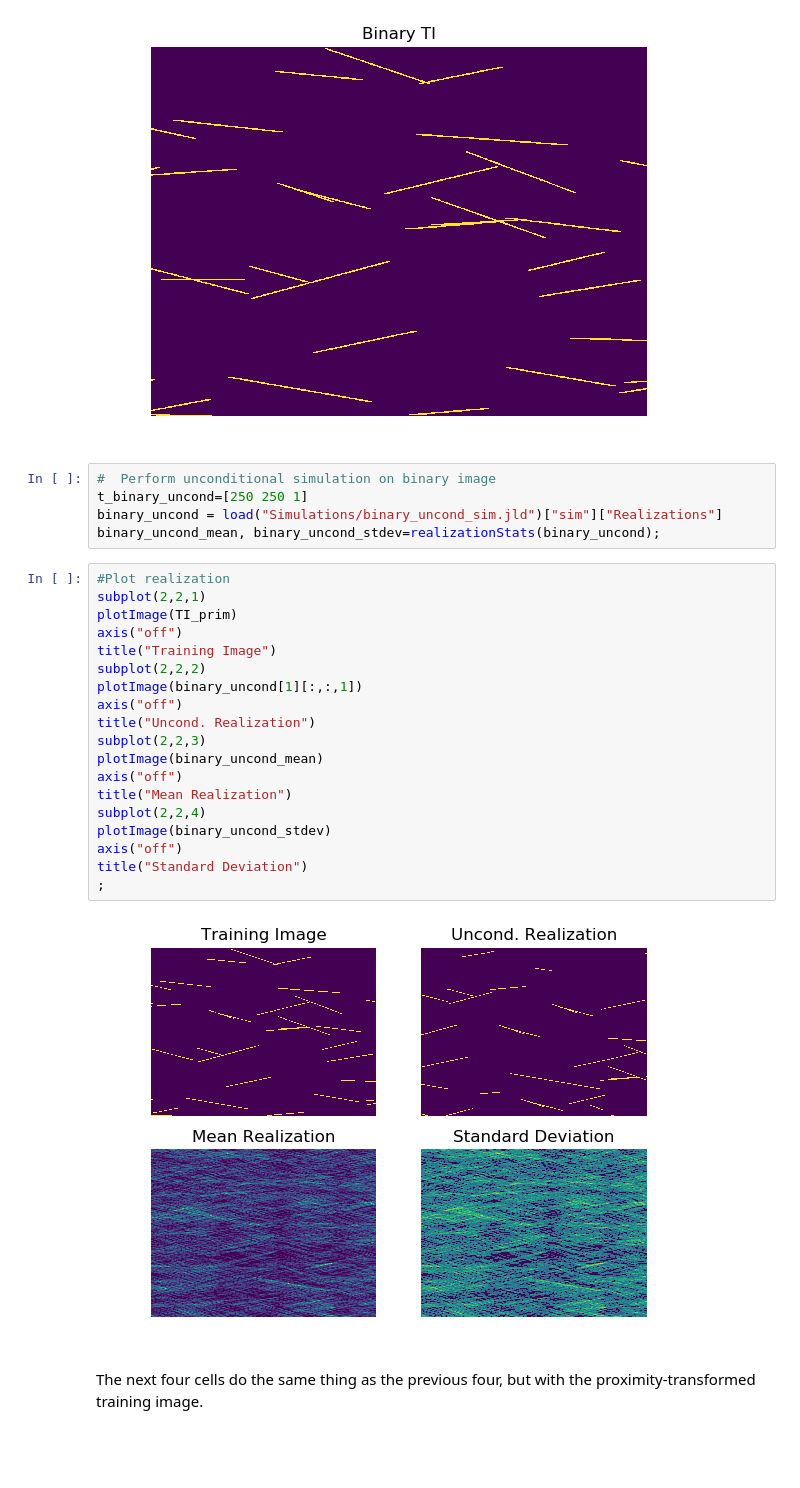
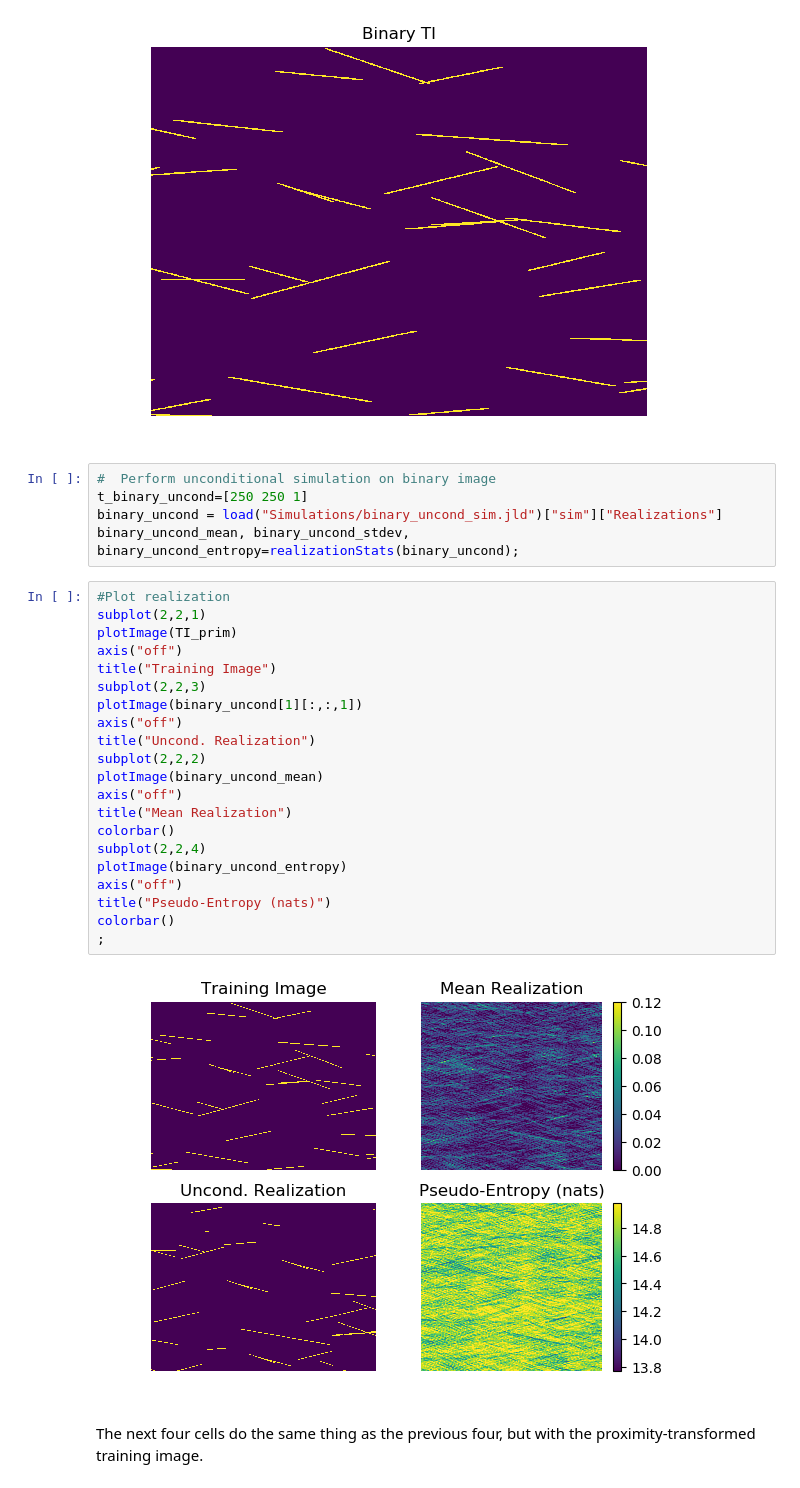
Before and after one commit to ammilten/ImageQuiltingFractures, a Jupyter notebook: IQFrac_noSims.ipynb, the cells around one changed output. Saved outputs shown, nothing was run; the diff lists cells and outputs as text; blank space fills up the shorter version.

```diff
--- a/IQFrac_noSims.ipynb
+++ b/IQFrac_noSims.ipynb
@@ -85,28 +83,30 @@ axis("off");
 #  Perform unconditional simulation on binary image
 t_binary_uncond=[250 250 1]
 binary_uncond = load("Simulations/binary_uncond_sim.jld")["sim"]["Realizations"]
-binary_uncond_mean, binary_uncond_stdev=realizationStats(binary_uncond);
+binary_uncond_mean, binary_uncond_stdev, binary_uncond_entropy=realizationStats(binary_uncond);
 # %%
 #Plot realization
 subplot(2,2,1)
 plotImage(TI_prim)
 axis("off")
 title("Training Image")
-subplot(2,2,2)
+subplot(2,2,3)
 plotImage(binary_uncond[1][:,:,1])
 axis("off")
 title("Uncond. Realization")
-subplot(2,2,3)
+subplot(2,2,2)
 plotImage(binary_uncond_mean)
 axis("off")
 title("Mean Realization")
+colorbar()
 subplot(2,2,4)
-plotImage(binary_uncond_stdev)
+plotImage(binary_uncond_entropy)
 axis("off")
-title("Standard Deviation")
+title("Pseudo-Entropy (nats)")
+colorbar()
 ;
 # %% [output]
-[figure, old version]
+[figure, new version]
 # %% [markdown]
 The next four cells do the same thing as the previous four, but with the proximity-transformed training image.
 # %%
```
Also changed, not shown: parts of 9 cells of this notebook, 3 other files.
